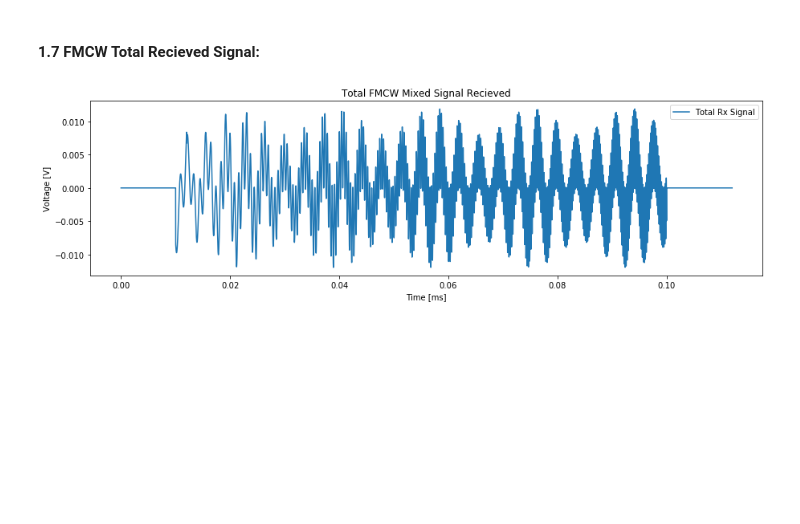
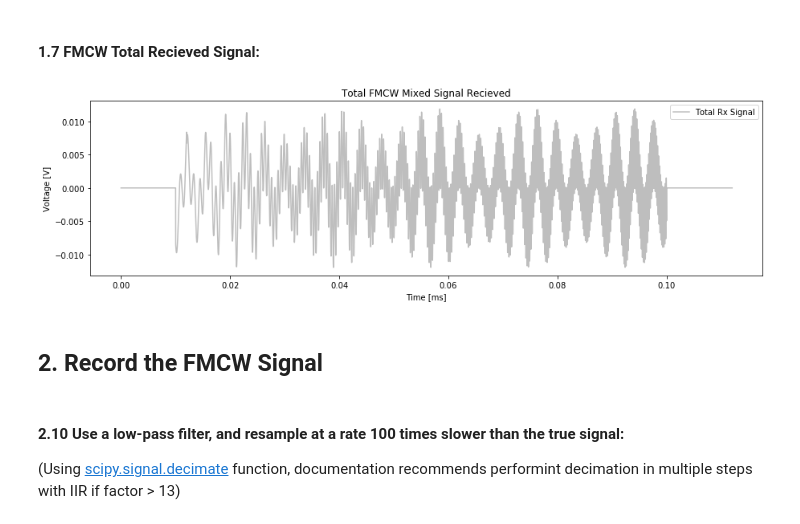
Before and after one commit to spestana/microwave-rs, a Jupyter notebook: Homework1.ipynb, the cells around one changed output. Saved outputs shown, nothing was run; the diff lists cells and outputs as text; code cells hidden in the pictures; blank space fills up the shorter version.

```diff
--- a/Homework1.ipynb
+++ b/Homework1.ipynb
@@ -177,10 +185,15 @@ Tx_0 = np.append(Ezt_0,zeros_2)
 M = np.real(Tx_0) * np.real(Rx) # Mixed Rx signal
 # %%
 plt.figure(figsize=(15,4))
-plt.plot(T/1e-3,M,label='Total Rx Signal')
+plt.plot(T/1e-3,M.real,c='tab:grey',alpha=0.5,label='Total Rx Signal')
 plt.ylabel('Voltage [V]')
 plt.xlabel('Time [ms]')
 plt.title('Total FMCW Mixed Signal Recieved')
 plt.legend(loc='best');
 # %% [output]
-[figure, old version]
+[figure, new version]
+# %% [markdown]
+## 2. Record the FMCW Signal
+# %% [markdown]
+#### 2.10 Use a low-pass filter, and resample at a rate 100 times slower than the true signal:
+(Using [scipy.signal.decimate](https://docs.scipy.org/doc/scipy/reference/generated/scipy.signal.decimate.html) function, documentation recommends performint decimation in multiple steps with IIR if factor > 13)
```
Also changed, not shown: parts of 16 cells of this notebook.
